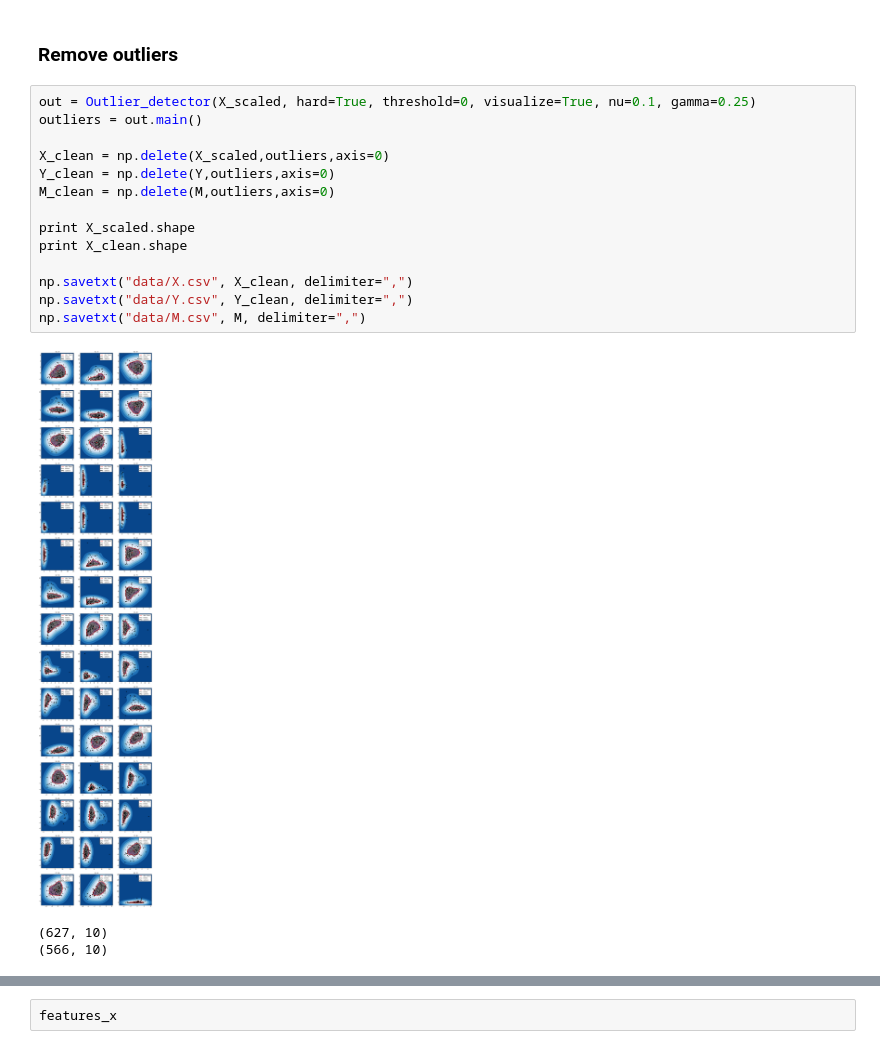
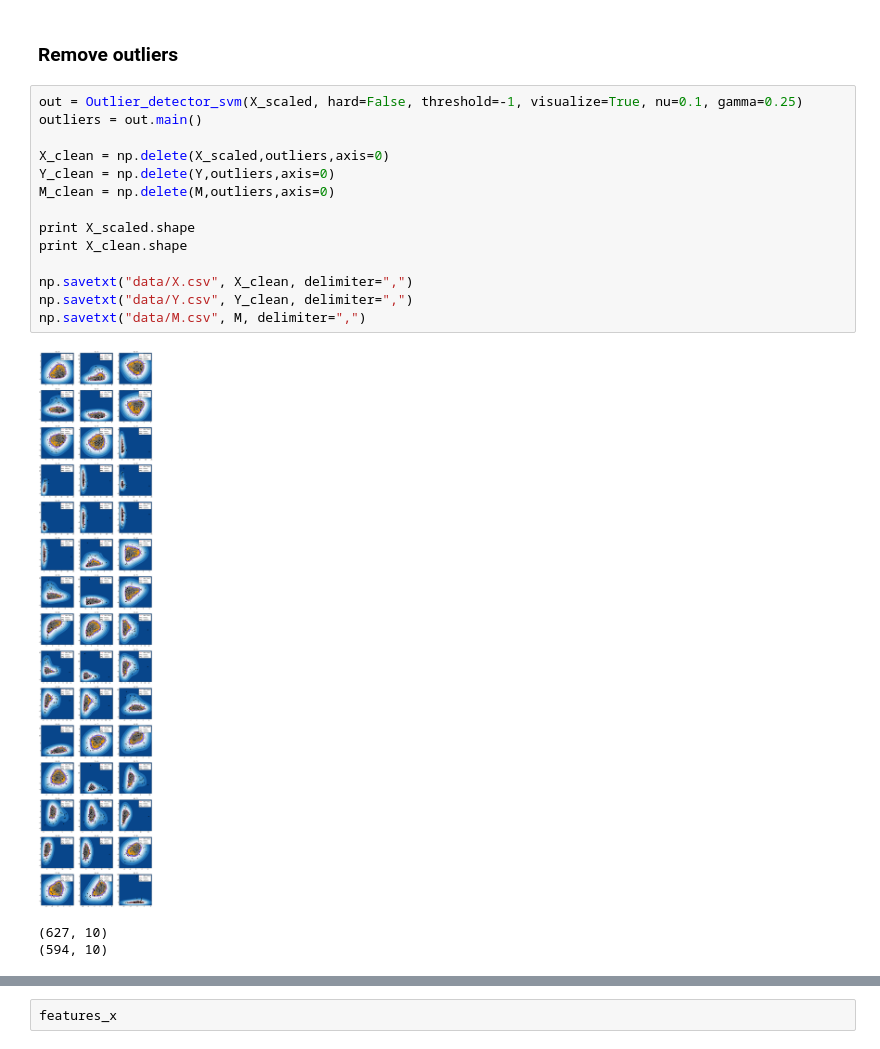
Before and after one commit to ulfaslak/MScProject-build-dataset, a Jupyter notebook: build_dataset/build_dataset.ipynb, the cells around one changed output, grey strips where cells are left out. Saved outputs shown, nothing was run; the diff lists cells and outputs as text.

```diff
--- a/build_dataset/build_dataset.ipynb
+++ b/build_dataset/build_dataset.ipynb
@@ -160,23 +160,23 @@ dict(zip(range(1, len(features_x)+1 ),features_x))
 # %% [markdown]
 ### Remove outliers
 # %%
-out = Outlier_detector(X_scaled, hard=True, threshold=0, visualize=True, nu=0.1, gamma=0.25)
+out = Outlier_detector_svm(X_scaled, hard=False, threshold=-1, visualize=True, nu=0.1, gamma=0.25)
 outliers = out.main()
 
 X_clean = np.delete(X_scaled,outliers,axis=0)
 Y_clean = np.delete(Y,outliers,axis=0)
 M_clean = np.delete(M,outliers,axis=0)
 
 print X_scaled.shape
 print X_clean.shape
 
 np.savetxt("data/X.csv", X_clean, delimiter=",")
 np.savetxt("data/Y.csv", Y_clean, delimiter=",")
 np.savetxt("data/M.csv", M, delimiter=",")
 # %% [output]
-[figure, old version]
+[figure, new version]
 (627, 10)
-(566, 10)
+(594, 10)
 # %%
 print zip(range(len(features_x)),features_x)
 %matplotlib inline
```
Also changed, not shown: parts of 2 cells of this notebook, 2 other files.
